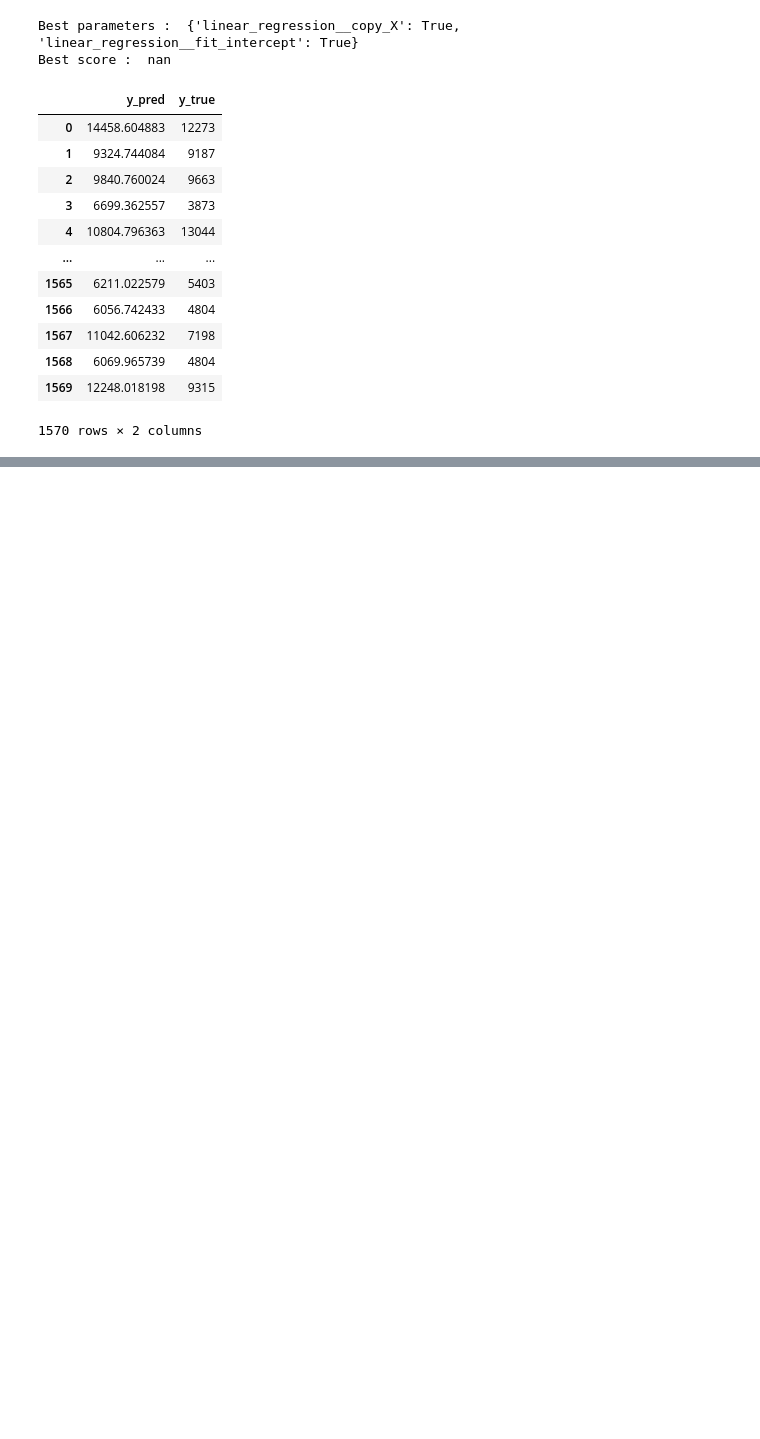
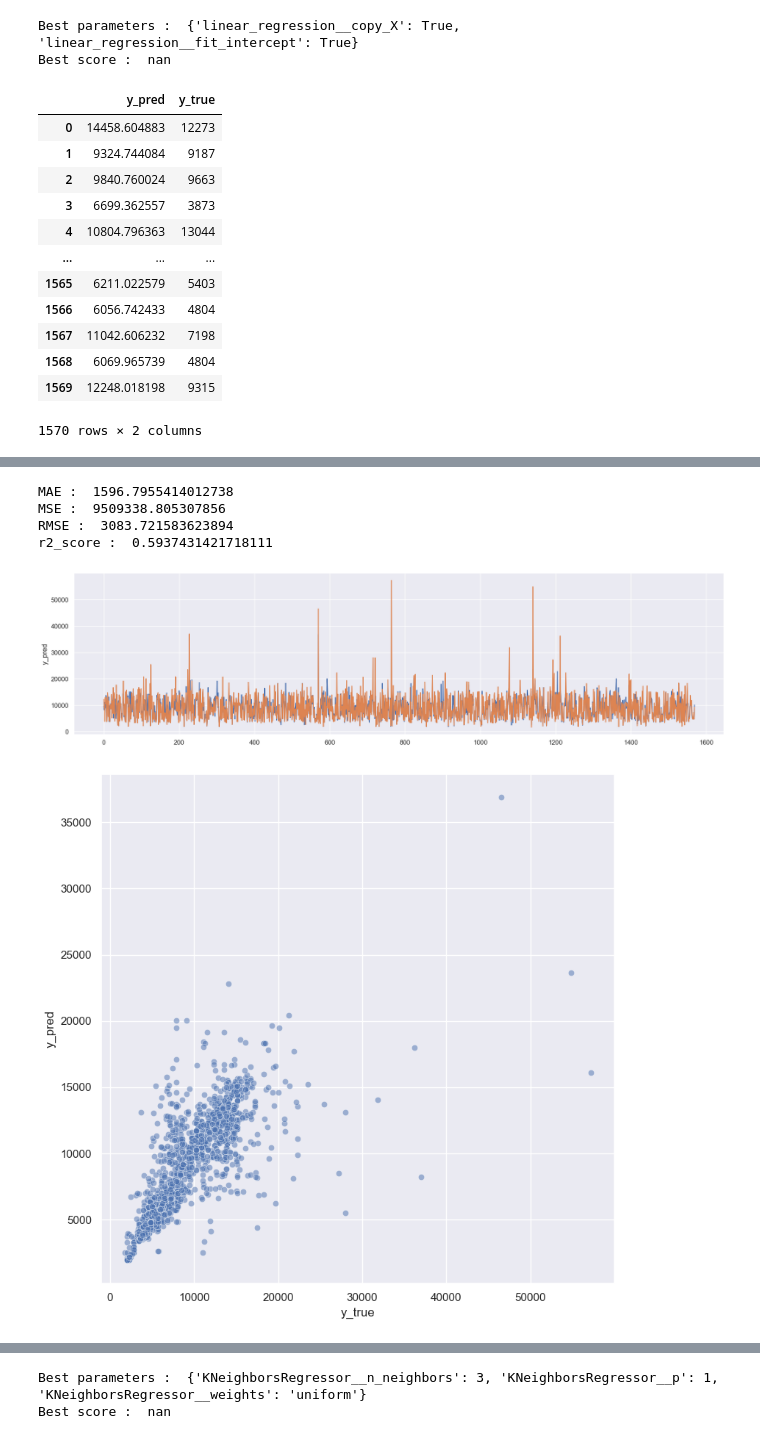
Before and after one commit to pinilDissanayaka/Flight-fare-Prediction, a Jupyter notebook: Notebook/Flight fare Prediction.ipynb, the cells around one changed output, grey strips where cells are left out. Cells and saved outputs as stored; diff of their text form; code cells hidden in the pictures; blank space fills up the shorter version.

```diff
--- a/Notebook/Flight fare Prediction.ipynb
+++ b/Notebook/Flight fare Prediction.ipynb
@@ -540,6 +543,7 @@ x_train, x_test, y_train, y_test = train_test_split(x, y, random_state = 56, tra
 preprocessor_pipe = Pipeline(steps = [
     ('One_Hot', OneHotEncoder(sparse = False, handle_unknown = 'ignore')),
     ('Standardscaler', StandardScaler()),
+    ('VarianceThreshold', VarianceThreshold(threshold = 0.3)),
     ('PCA' , PCA(0.95))
 ])
 
@@ -649,0 +659,7 @@ lr_error_df
+# %%
+knr = Pipeline(steps = [
+    ('preprocessor_pipe' , preprocessor_pipe),
+    ('KNeighborsRegressor', KNeighborsRegressor())
+])
+
+knr
@@ -649,0 +676,15 @@ lr_error_df
+# %%
+param_grid = {
+    'KNeighborsRegressor__n_neighbors': [3, 5, 7, 9],
+    'KNeighborsRegressor__weights': ['uniform', 'distance'],
+    'KNeighborsRegressor__p': [1, 2]
+}
+# %%
+knr_best_estimater, knr_error_df = model_training(knr, x_train, y_train, x_test, y_test, param_grid)
+# %% [output]
+MAE :  1596.7955414012738
+MSE :  9509338.805307856
+RMSE :  3083.721583623894
+r2_score :  0.5937431421718111
+[figure, added]
+[figure, added]
@@ -649,0 +692,2 @@ lr_error_df
+Best parameters :  {'KNeighborsRegressor__n_neighbors': 3, 'KNeighborsRegressor__p': 1, 'KNeighborsRegressor__weights': 'uniform'}
+Best score :  nan
```
Also changed, not shown: parts of 23 cells of this notebook.
